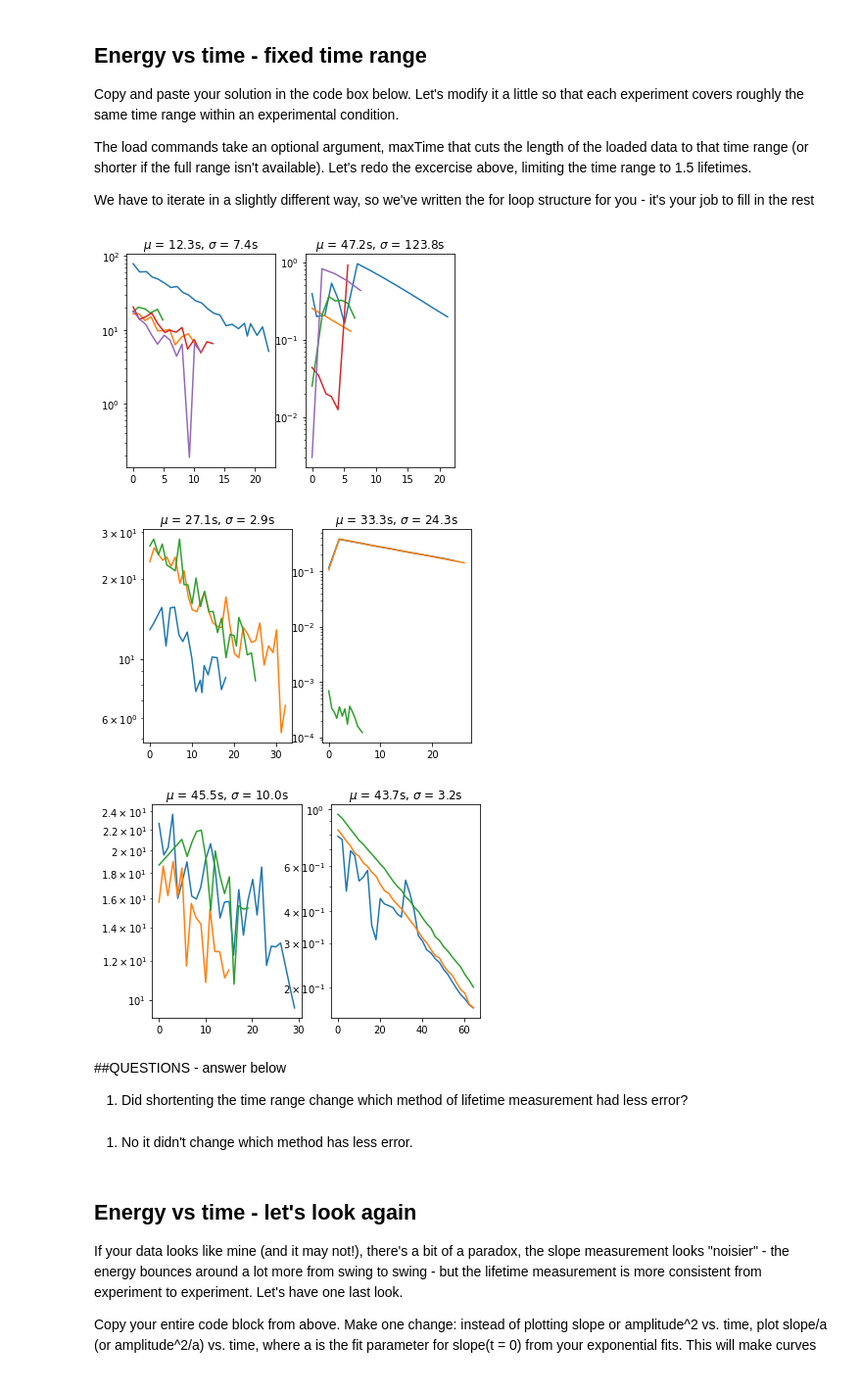
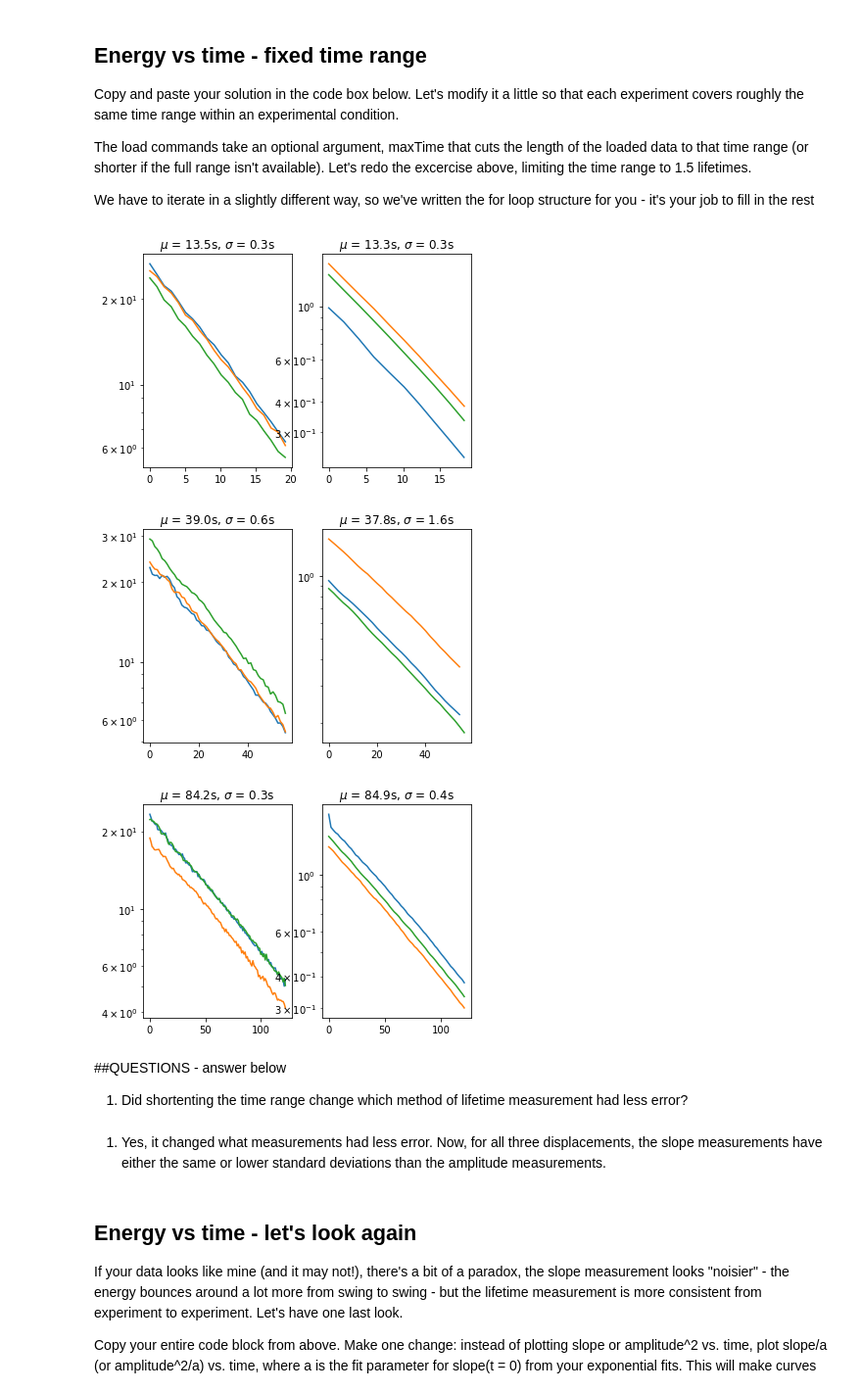
Before and after one commit to NYUExperimentalPhysics1-2021/labanalysis2-umanarahman, a Jupyter notebook: LabAnalysis2.ipynb, the cells around one changed output. Shown at 98% size. Drawn from its saved outputs; the diff is of its cells as text; code cells hidden in the pictures.

```diff
--- a/LabAnalysis2.ipynb
+++ b/LabAnalysis2.ipynb
@@ -223,44 +223,44 @@ The load commands take an optional argument, maxTime that cuts the length of the
 We have to iterate in a slightly different way, so we've written the for loop structure for you - it's your job to fill in the rest
 # %%
 expt_set_dirs =  ["3mm", "6mm", "9mm"] #replace with your own directory names
-lifetime = [47.2, 33.3, 43.2] #replace with the lifetimes you measured above
+lifetime = [13.2, 37.7, 81.7] #replace with the lifetimes you measured above
 for i in range(3):
   expt_set_dir = expt_set_dirs[i]
   slope_lifetime = []
   ampsq_lifetime = []
   plt.figure()
   plt.subplot(1, 2, 1)
   for file in largeSlope[expt_set_dir]:
     time, slope, number = loadSlopeFile(file, lifetime[i]*1.5)
     #CODE7: three lines of code that do an exponential fit, semilog plot, and add lifetime to list
     plt.semilogy(time - time[0], slope)
     a,b,*_ = fitExponential(time - time[0], slope)
     slope_lifetime.append(-1/b)
   #CODE8: two lines of code that calculate mean and standard deviation
   mu = np.mean(slope_lifetime)
   sigma = np.std(slope_lifetime, ddof = 1)
   plt.title (r'$\mu$ = {:.1f}s, $\sigma$ = {:.1f}s'.format(mu, sigma))
 
   plt.subplot(1, 2, 2)
   for file in largeAmplitude[expt_set_dir]:
     time, amp, number = loadAmpltidueFile(file, lifetime[i]*1.5)
     #CODE9: three lines of code that do an exponential fit, semilog plot, and add lifetime to list
     plt.semilogy(time - time[0], amp**2)
     a,b,*_ = fitExponential(time - time[0], amp**2)
     ampsq_lifetime.append(-1/b)
   #CODE10: two lines of code that calculate mean and standard deviation
   mu = np.mean(ampsq_lifetime)
   sigma = np.std(ampsq_lifetime, ddof = 1)
   plt.title (r'$\mu$ = {:.1f}s, $\sigma$ = {:.1f}s'.format(mu, sigma))
 # %% [output]
-[figure, old version]
+[figure, new version]
-[figure, old version]
+[figure, new version]
-[figure, old version]
+[figure, new version]
 # %% [markdown]
 ##QUESTIONS - answer below
 1. Did shortenting the time range change which method of lifetime measurement had less error?
-# %% [markdown]
-1) No it didn't change which method has less error.
+# %% [markdown]
+1) Yes, it changed what measurements had less error. Now, for all three displacements, the slope measurements have either the same or lower standard deviations than the amplitude measurements.
 # %% [markdown]
 ## Energy vs time - let's look again
 
```
Also changed, not shown: parts of 16 cells of this notebook.
